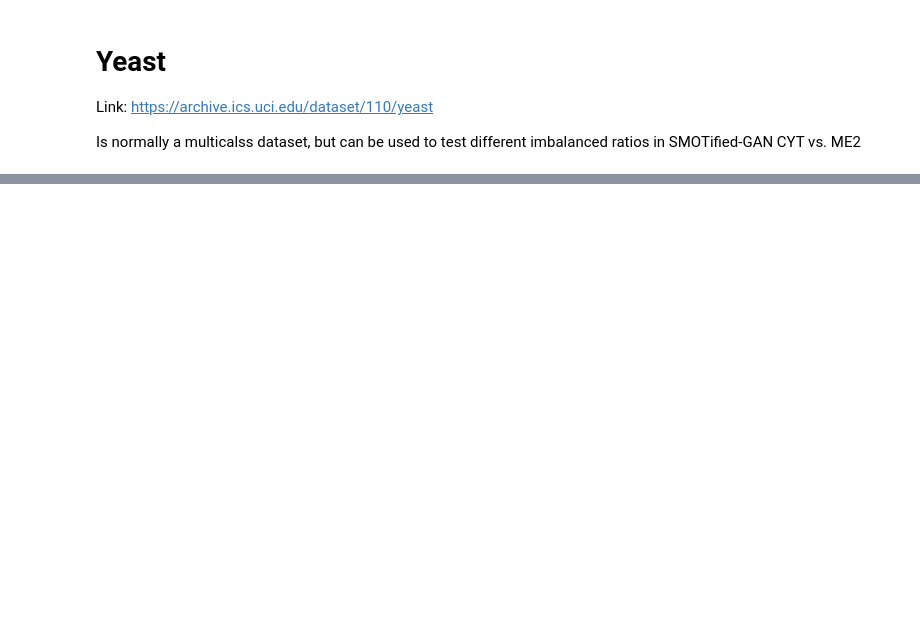
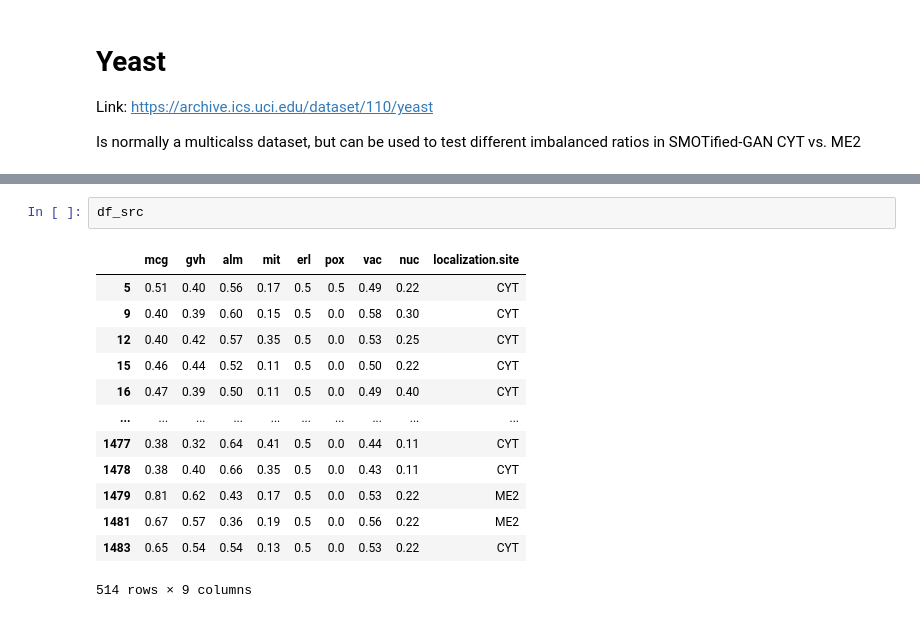
Before and after one commit to MarkusMueller-DS/Synthetic-Data-Generation, a Jupyter notebook: notebooks/1_EDA_yeast.ipynb, the cells around one changed output, grey strips where cells are left out. Cells and saved outputs as stored; diff of their text form; blank space fills up the shorter version.

```diff
--- a/notebooks/1_EDA_yeast.ipynb
+++ b/notebooks/1_EDA_yeast.ipynb
@@ -201,0 +77,16 @@ Null values are present in the dataset
+# %%
+df_src
+# %% [output]
+|  | mcg | gvh | alm | mit | erl | pox | vac | nuc | localization.site |
+| 5 | 0.51 | 0.40 | 0.56 | 0.17 | 0.5 | 0.5 | 0.49 | 0.22 | CYT |
+| 9 | 0.40 | 0.39 | 0.60 | 0.15 | 0.5 | 0.0 | 0.58 | 0.30 | CYT |
+| 12 | 0.40 | 0.42 | 0.57 | 0.35 | 0.5 | 0.0 | 0.53 | 0.25 | CYT |
+| 15 | 0.46 | 0.44 | 0.52 | 0.11 | 0.5 | 0.0 | 0.50 | 0.22 | CYT |
+| 16 | 0.47 | 0.39 | 0.50 | 0.11 | 0.5 | 0.0 | 0.49 | 0.40 | CYT |
+| ... | ... | ... | ... | ... | ... | ... | ... | ... | ... |
+| 1477 | 0.38 | 0.32 | 0.64 | 0.41 | 0.5 | 0.0 | 0.44 | 0.11 | CYT |
+| 1478 | 0.38 | 0.40 | 0.66 | 0.35 | 0.5 | 0.0 | 0.43 | 0.11 | CYT |
+| 1479 | 0.81 | 0.62 | 0.43 | 0.17 | 0.5 | 0.0 | 0.53 | 0.22 | ME2 |
+| 1481 | 0.67 | 0.57 | 0.36 | 0.19 | 0.5 | 0.0 | 0.56 | 0.22 | ME2 |
+| 1483 | 0.65 | 0.54 | 0.54 | 0.13 | 0.5 | 0.0 | 0.53 | 0.22 | CYT |
+514 rows × 9 columns
```
Also changed, not shown: parts of 25 cells of this notebook, 10 other files.
